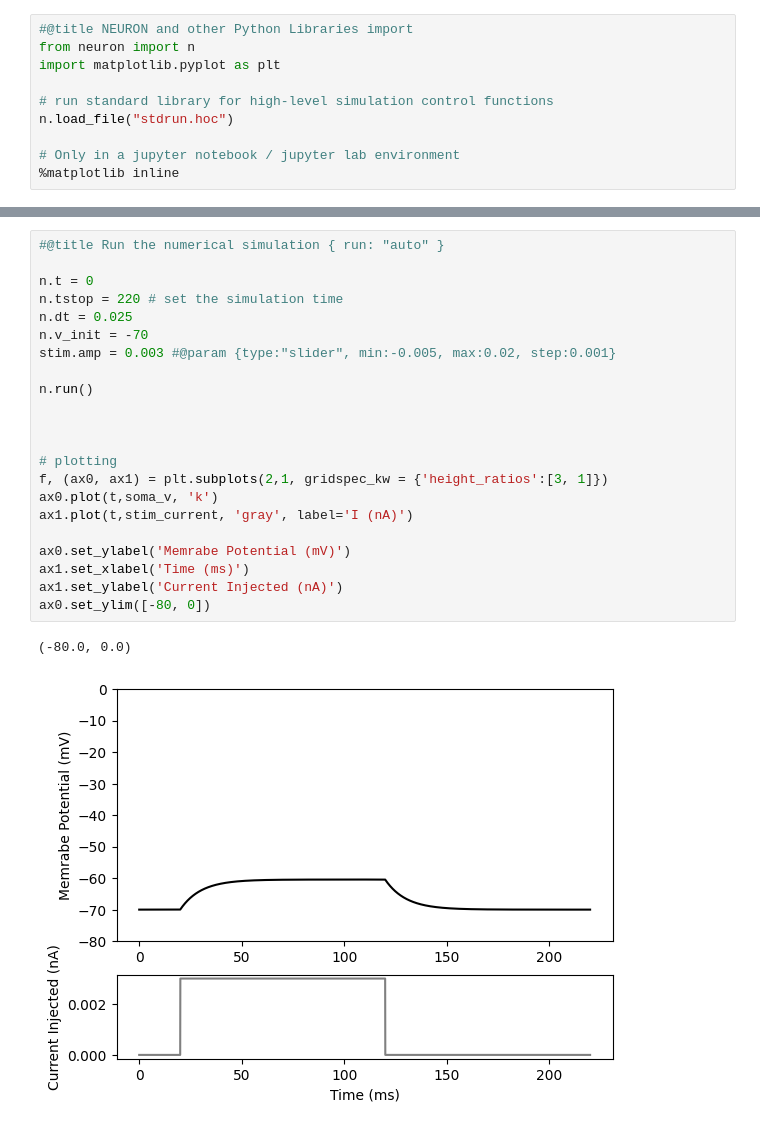
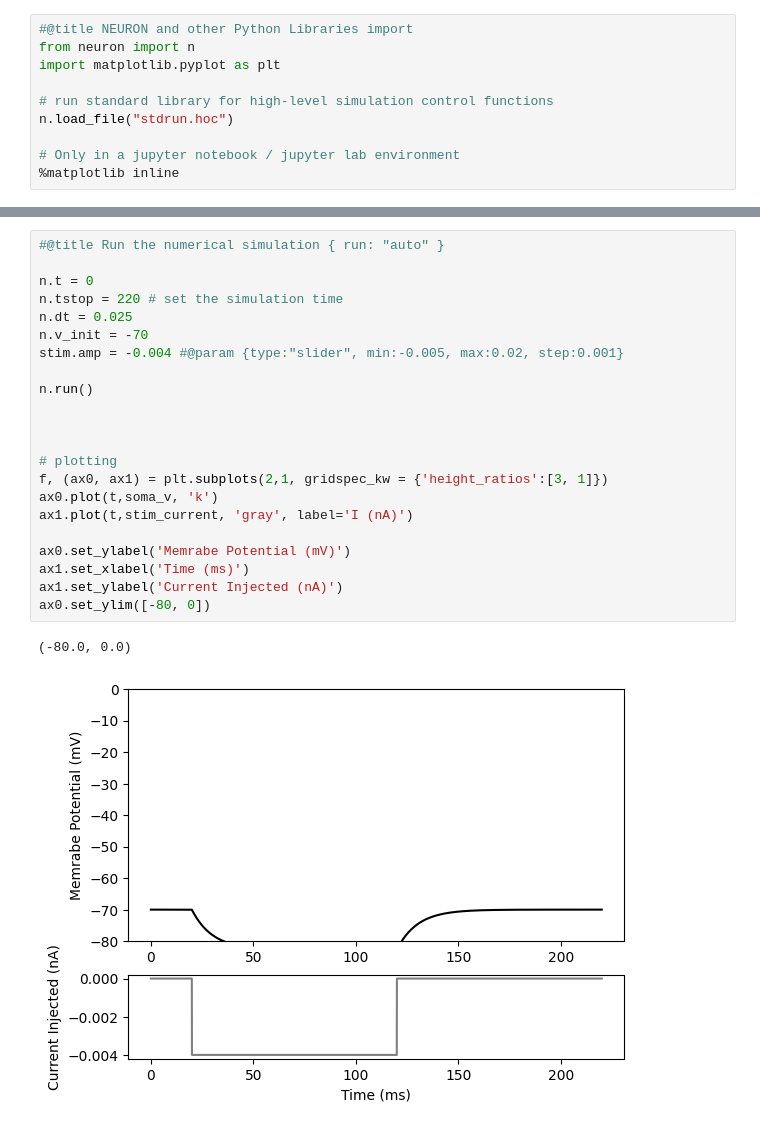
Before and after one commit to mgiugliano/ModellingNeuralSystems, a Jupyter notebook: notebooks/UNIMORE_NEURON_Tutorial_1.ipynb, the cells around one changed output, grey strips where cells are left out. Cells and saved outputs as stored; diff of their text form.

```diff
--- a/notebooks/UNIMORE_NEURON_Tutorial_1.ipynb
+++ b/notebooks/UNIMORE_NEURON_Tutorial_1.ipynb
@@ -69,25 +69,25 @@ Vector[11]
 # %%
 #@title Run the numerical simulation { run: "auto" }
 
 n.t = 0
 n.tstop = 220 # set the simulation time
 n.dt = 0.025
 n.v_init = -70
-stim.amp = 0.003 #@param {type:"slider", min:-0.005, max:0.02, step:0.001}
+stim.amp = -0.004 #@param {type:"slider", min:-0.005, max:0.02, step:0.001}
 
 n.run()
 
 
 
 # plotting
 f, (ax0, ax1) = plt.subplots(2,1, gridspec_kw = {'height_ratios':[3, 1]})
 ax0.plot(t,soma_v, 'k')
 ax1.plot(t,stim_current, 'gray', label='I (nA)')
 
 ax0.set_ylabel('Memrabe Potential (mV)')
 ax1.set_xlabel('Time (ms)')
 ax1.set_ylabel('Current Injected (nA)')
 ax0.set_ylim([-80, 0])
 # %% [output]
 (-80.0, 0.0)
-[figure, old version]
+[figure, new version]
```
Also changed, not shown: parts of 3 cells of this notebook.
